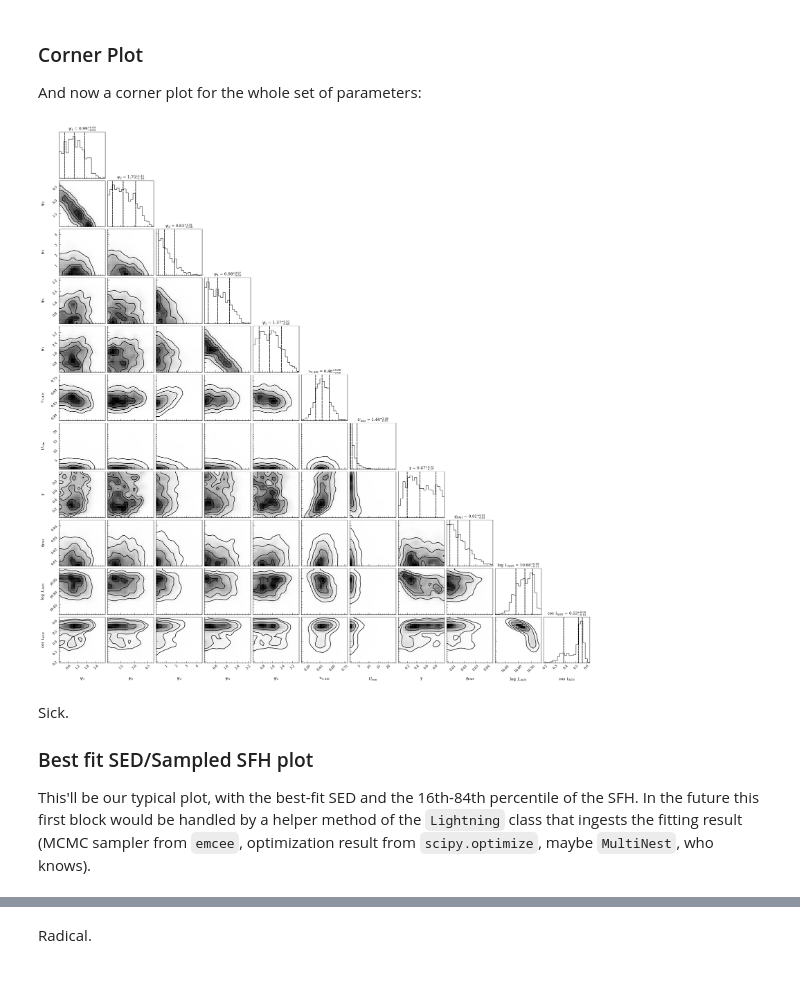
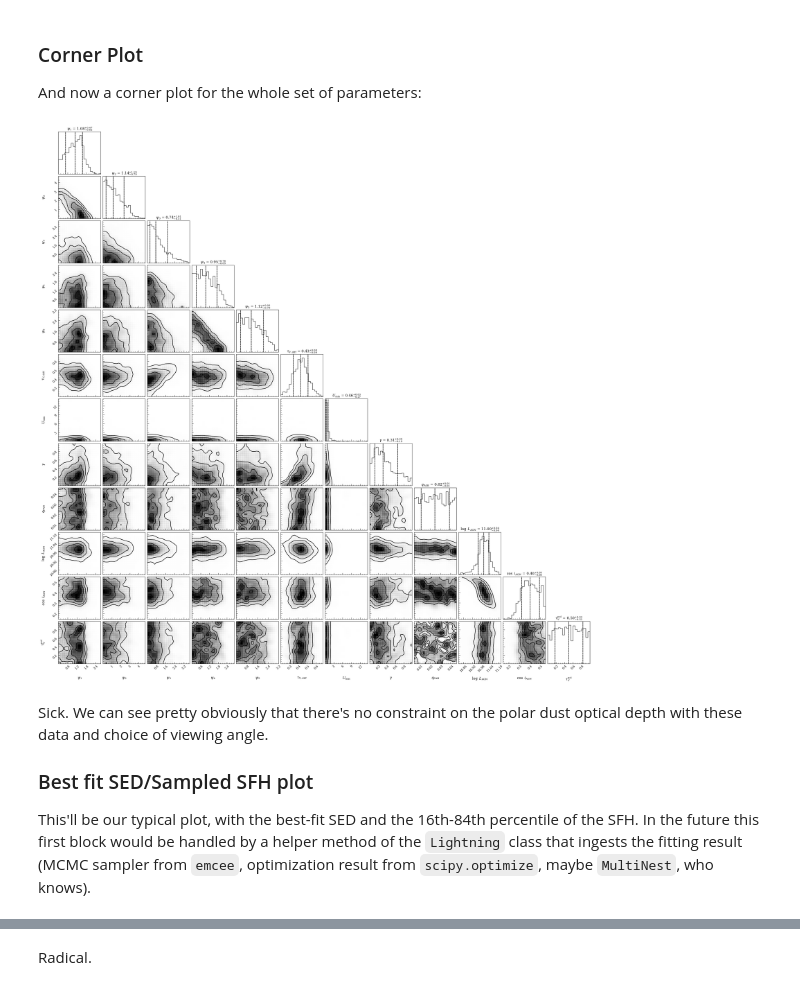
Before and after one commit to ebmonson/lightningpy, a Jupyter notebook: examples/notebooks/fit_sim_AGN_demo.ipynb, the cells around one changed output, grey strips where cells are left out. Saved outputs shown, nothing was run; the diff lists cells and outputs as text; code cells hidden in the pictures.

Commit message:
Update example to include polar dust and postproc changes

```diff
--- a/examples/notebooks/fit_sim_AGN_demo.ipynb
+++ b/examples/notebooks/fit_sim_AGN_demo.ipynb
@@ -74,14 +95,14 @@ l.flux_unc = fsim_unc
 p = np.array([1,1,1,1,1,
               0.3, 0.0, 0.0,
               2, 1, 3e5, 0.1, 0.01,
-              11, 0.5, 7])
+              11, 0.5, 7, 0.1])
 
 # Currently the setup is to provide this mask that tells
 # lightning which parameters are constant
 const_dim = np.array([False, False, False, False, False,
                       False, True, True,
                       True, False, True, False, False,
-                      False, False, True])
+                      False, False, True, False])
 
 priors = [UniformPrior([0, 1e1]), # SFH
           UniformPrior([0, 1e1]),
@@ -98,7 +119,8 @@ priors = [UniformPrior([0, 1e1]), # SFH
           UniformPrior([0.0047, 0.0458]), # q_PAH
           UniformPrior([10, 12]), # L_AGN
           UniformPrior([0,1]), # cos i
-          None # tau97
+          None, # tau97
+          UniformPrior([0, 1]) # tau PD
          ]
 
 var_dim = ~const_dim
@@ -112,13 +134,13 @@ p0[:, const_dim] = p[const_dim]
 
 # Will print a tqdm progress bar -- note that the pure models s-1 throughput
 # is the number of iterations s-1 that it shows multiplied by the number of walkers.
-mcmc = l.fit(p0,
-             method='emcee',
-             Nwalkers=Nwalkers,
-             Nsteps=Nsteps,
-             const_dim=const_dim,
-             priors=priors
-             )
+mcmc = lgh.fit(p0,
+               method='emcee',
+               Nwalkers=Nwalkers,
+               Nsteps=Nsteps,
+               const_dim=const_dim,
+               priors=priors
+               )
 # %% [markdown]
 Check on the acceptance fraction and construct the final chain:
 # %%
@@ -145,7 +167,9 @@ state = mcmc.run_mcmc(None, 5000, progress=True)
 #   and won't give us the autocorrelation scale if even one parameter is slightly longer than N/50
 # - Re-run the whole MCMC (expensive)
 # - Simply continue the MCMC where it left off by doing mcmc.run_mcmc(None, Nsteps).
-chain, logprob_chain, tau_ac = l.get_mcmc_chains(mcmc, discard=2000, thin=500)
+chain, logprob_chain, tau_ac = l.get_mcmc_chains(mcmc, discard=2000, thin=500,
+                                                 const_dim=const_dim,
+                                                 const_vals=p[const_dim])
 # %% [output]
 WARNING: The integrated autocorrelation time is longer than N/50.
          The autocorrelation estimate may be unreliable.
@@ -168,17 +192,23 @@ fig, axs = chain_plot(l, param_arr, color='k', alpha=0.8)
 ### Corner Plot
 And now a corner plot for the whole set of parameters:
 # %%
-from lightning.plots import corner_plot
+# from lightning.plots import corner_plot
 
-fig = corner_plot(l, param_arr,
-                  quantiles=(0.16, 0.50, 0.84),
-                  smooth=1,
-                  levels=None,
-                  show_titles=True)
+# fig = corner_plot(l, param_arr,
+#                   quantiles=(0.16, 0.50, 0.84),
+#                   smooth=1,
+#                   levels=None,
+#                   show_titles=True)
+
+fig = lgh.corner_plot(chain,
+                      quantiles=(0.16, 0.50, 0.84),
+                      smooth=1,
+                      levels=None,
+                      show_titles=True)
 # %% [output]
-[figure, old version]
+[figure, new version]
 # %% [markdown]
-Sick.
+Sick. We can see pretty obviously that there's no constraint on the polar dust optical depth with these data and choice of viewing angle.
 
 ### Best fit SED/Sampled SFH plot
 This'll be our typical plot, with the best-fit SED and the 16th-84th percentile of the SFH. In the future this first block would be handled by a helper method of the `Lightning` class that ingests the fitting
```
Also changed, not shown: parts of 10 cells of this notebook.
